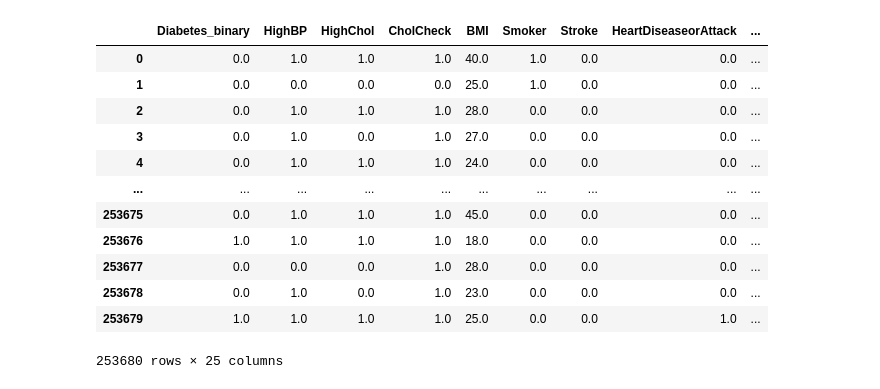
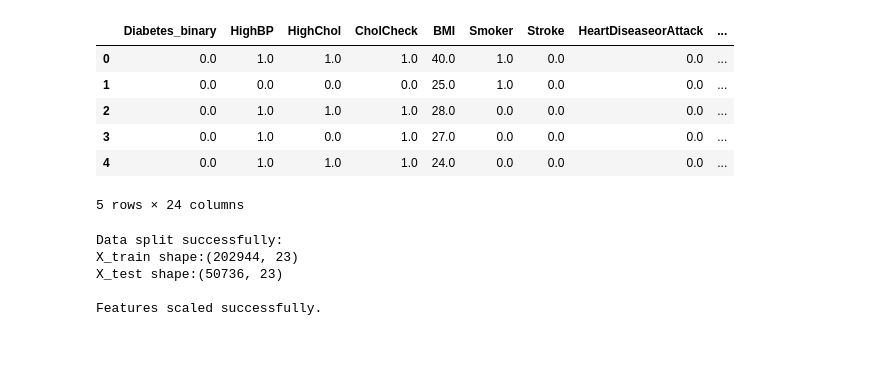
Before and after one commit to thekushak0003/Healthcare-Analytics, a Jupyter notebook: Health-Intellect/ml_modeling.ipynb, the cells around one changed output. Cells and saved outputs as stored; diff of their text form; code cells hidden in the pictures; blank space fills up the shorter version.

```diff
--- a/Health-Intellect/ml_modeling.ipynb
+++ b/Health-Intellect/ml_modeling.ipynb
@@ -16,17 +20,31 @@ from scipy.stats import chi2_contingency, ttest_ind
 # %%
-df=pd.read_csv('final_dataset.csv')
-df
+df.drop('BMICategory',axis=1,inplace=True)
+df.head(5)
 # %% [output]
 |  | Diabetes_binary | HighBP | HighChol | CholCheck | BMI | Smoker | Stroke | HeartDiseaseorAttack | ... |
 | 0 | 0.0 | 1.0 | 1.0 | 1.0 | 40.0 | 1.0 | 0.0 | 0.0 | ... |
 | 1 | 0.0 | 0.0 | 0.0 | 0.0 | 25.0 | 1.0 | 0.0 | 0.0 | ... |
 | 2 | 0.0 | 1.0 | 1.0 | 1.0 | 28.0 | 0.0 | 0.0 | 0.0 | ... |
 | 3 | 0.0 | 1.0 | 0.0 | 1.0 | 27.0 | 0.0 | 0.0 | 0.0 | ... |
 | 4 | 0.0 | 1.0 | 1.0 | 1.0 | 24.0 | 0.0 | 0.0 | 0.0 | ... |
-| ... | ... | ... | ... | ... | ... | ... | ... | ... | ... |
-| 253675 | 0.0 | 1.0 | 1.0 | 1.0 | 45.0 | 0.0 | 0.0 | 0.0 | ... |
-| 253676 | 1.0 | 1.0 | 1.0 | 1.0 | 18.0 | 0.0 | 0.0 | 0.0 | ... |
-| 253677 | 0.0 | 0.0 | 0.0 | 1.0 | 28.0 | 0.0 | 0.0 | 0.0 | ... |
-| 253678 | 0.0 | 1.0 | 0.0 | 1.0 | 23.0 | 0.0 | 0.0 | 0.0 | ... |
-| 253679 | 1.0 | 1.0 | 1.0 | 1.0 | 25.0 | 0.0 | 0.0 | 1.0 | ... |
-253680 rows × 25 columns
+5 rows × 24 columns
+# %%
+X=df.drop('Diabetes_binary',axis=1)
+y=df['Diabetes_binary']
+
+X_train,X_test,y_train,y_test=train_test_split(X,y,test_size=0.2,random_state=42,stratify=y)
+print(f"Data split successfully:")
+print(f"X_train shape:{X_train.shape}")
+print(f"X_test shape:{X_test.shape}")
+
+scaler=StandardScaler()
+X_train_scaled=scaler.fit_transform(X_train)
+X_test_scaled=scaler.transform(X_test)
+
+print("\nFeatures scaled successfully.")
+# %% [output]
+Data split successfully:
+X_train shape:(202944, 23)
+X_test shape:(50736, 23)
+
+Features scaled successfully.
```
Also changed, not shown: parts of 11 cells of this notebook, 2 other files.
